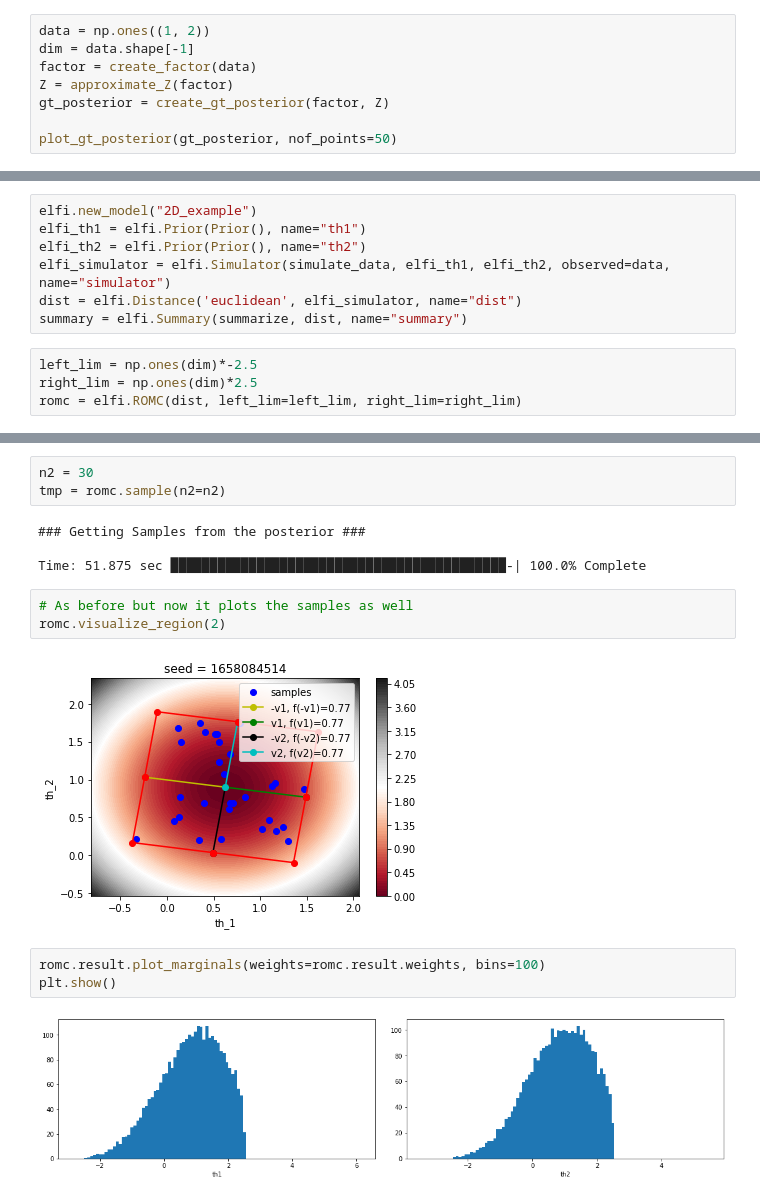
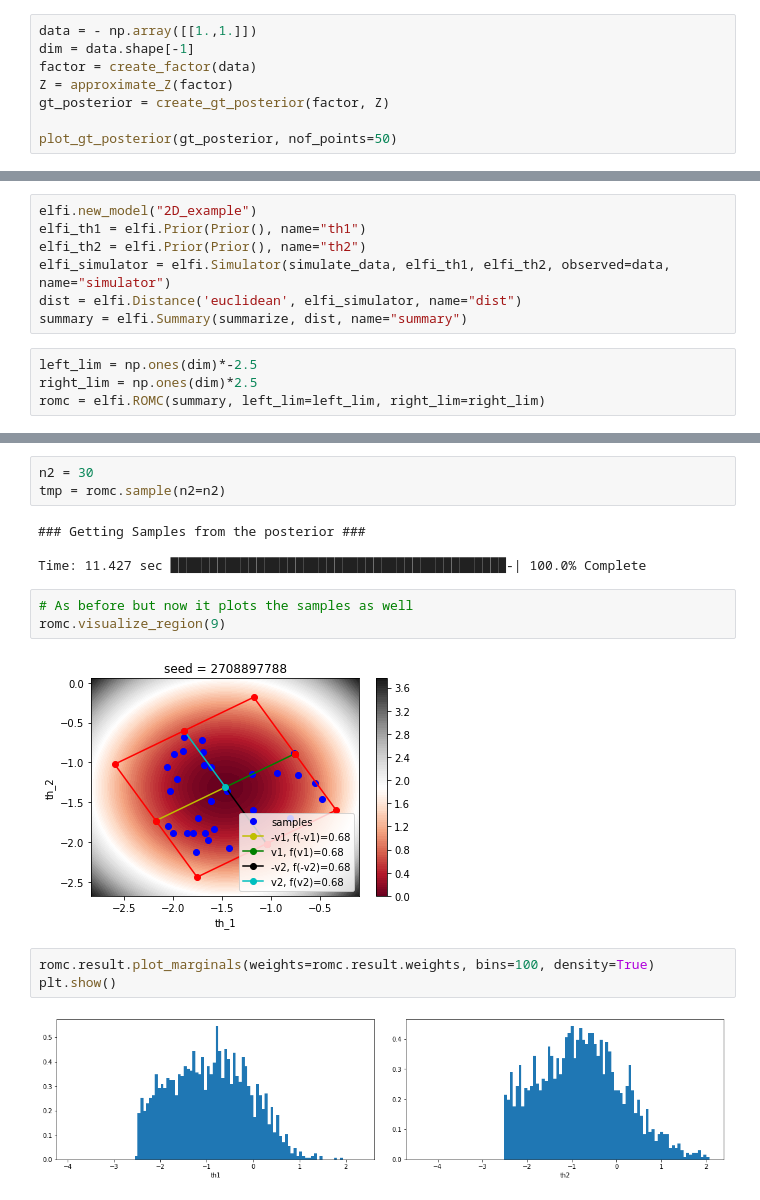
Before and after one commit to givasile/edinburgh-thesis, a Jupyter notebook: presentation_examples/example_2D.ipynb, the cells around one changed output, grey strips where cells are left out. Drawn from its saved outputs; the diff is of its cells as text.

```diff
--- a/presentation_examples/example_2D.ipynb
+++ b/presentation_examples/example_2D.ipynb
@@ -94,7 +94,7 @@ def plot_gt_posterior(posterior, nof_points):
     plt.ylabel("th_2")
     plt.show(block=False)
 # %%
-data = np.ones((1, 2))
+data = - np.array([[1.,1.]])
 dim = data.shape[-1]
 factor = create_factor(data)
 Z = approximate_Z(factor)
@@ -125,5 +125,5 @@ summary = elfi.Summary(summarize, dist, name="summary")
 # %%
 left_lim = np.ones(dim)*-2.5
 right_lim = np.ones(dim)*2.5
-romc = elfi.ROMC(dist, left_lim=left_lim, right_lim=right_lim)
+romc = elfi.ROMC(summary, left_lim=left_lim, right_lim=right_lim)
 # %%
@@ -190,14 +190,14 @@ tmp = romc.sample(n2=n2)
 # %% [output]
 ### Getting Samples from the posterior ###
 
-Time: 51.875 sec ███████████████████████████████████████████-| 100.0% Complete
+Time: 11.427 sec ███████████████████████████████████████████-| 100.0% Complete
 # %%
 # As before but now it plots the samples as well
-romc.visualize_region(2)
+romc.visualize_region(9)
 # %% [output]
-[figure, old version]
+[figure, new version]
 # %%
-romc.result.plot_marginals(weights=romc.result.weights, bins=100)
+romc.result.plot_marginals(weights=romc.result.weights, bins=100, density=True)
 plt.show()
 # %% [output]
-[figure, old version]
+[figure, new version]
```
Also changed, not shown: parts of 11 cells of this notebook, 10 other files.
